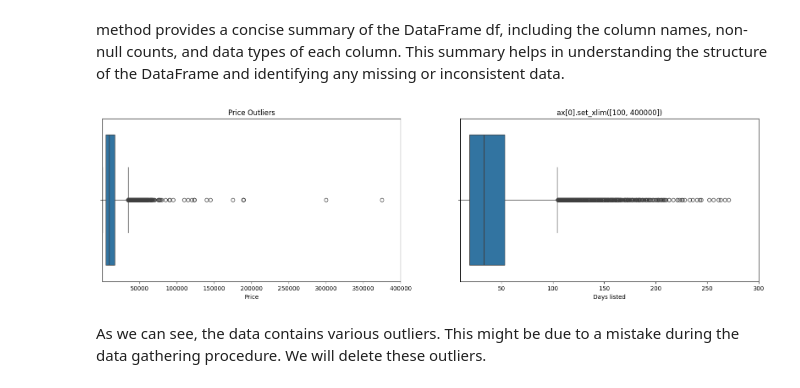
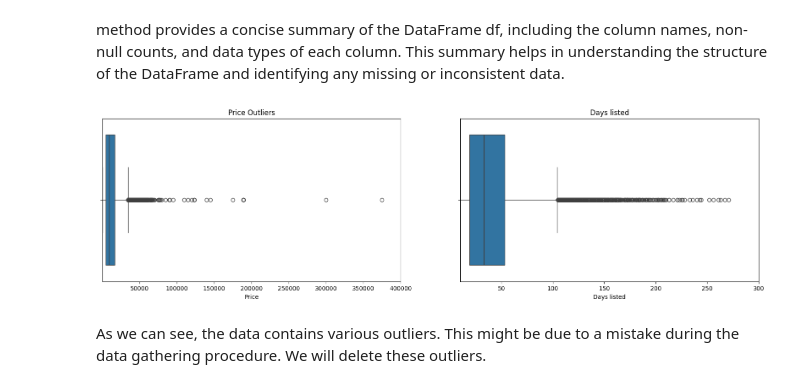
Before and after one commit to Rlp022/Sprint-4-Project, a Jupyter notebook: Notebook/sprint 4 eda.ipynb, the cells around one changed output. Drawn from its saved outputs; the diff is of its cells as text; code cells hidden in the pictures.

```diff
--- a/Notebook/sprint 4 eda.ipynb
+++ b/Notebook/sprint 4 eda.ipynb
@@ -262,24 +262,24 @@ method provides a concise summary of the DataFrame df, including the column name
 # %%
 # Boxplot to check for outliers
 import matplotlib.pyplot as plt
 import seaborn as sns
 
 fig, ax = plt.subplots(1, 2, figsize=(20, 5))
 
 # Create boxplots
 sns.boxplot(x=df["Price"], ax=ax[0])
 sns.boxplot(x=df["Days listed"], ax=ax[1])
 
 # Set titles
 ax[0].set_title("Price Outliers")
-ax[1].set_title("ax[0].set_xlim([100, 400000])")
+ax[1].set_title("Days listed")
 
 ax[0].set_xlim([100, 400000])
 ax[1].set_xlim([10, 300])
 
 plt.show()
 # %% [output]
-[figure, old version]
+[figure, new version]
 # %% [markdown]
 As we can see, the data contains various outliers. This might be due to a mistake during the data gathering procedure. We will delete these outliers.
 # %%
```
